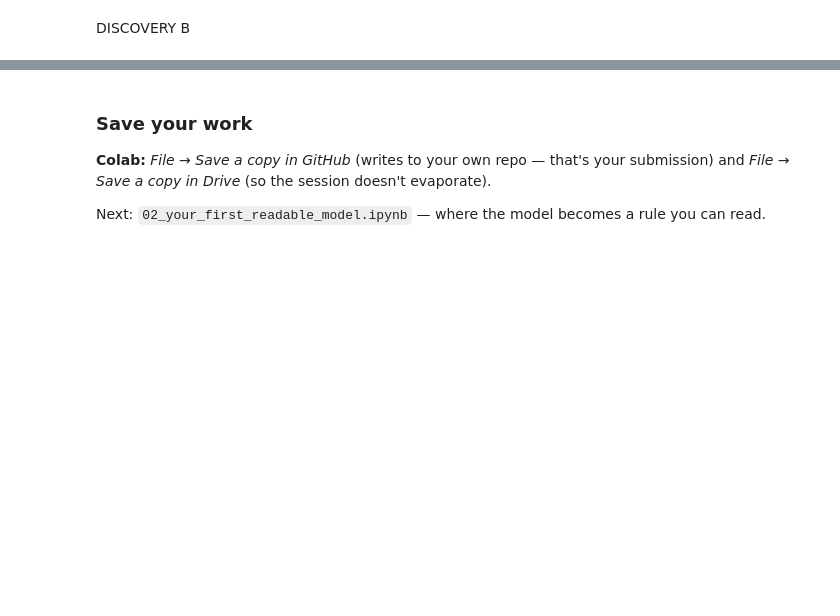
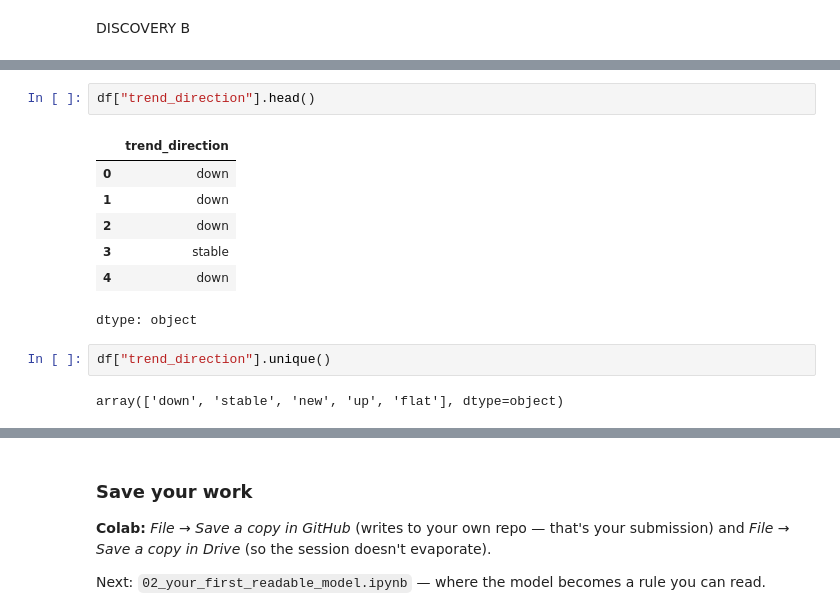
Before and after one commit to iamkaosarat/MLflyrankinternship, a Jupyter notebook: notebooks/01_first_look_and_discovery.ipynb, the cells around one changed output, grey strips where cells are left out. Saved outputs shown, nothing was run; the diff lists cells and outputs as text; blank space fills up the shorter version.

```diff
--- a/notebooks/01_first_look_and_discovery.ipynb
+++ b/notebooks/01_first_look_and_discovery.ipynb
@@ -246,0 +271,14 @@ top_3          comparison article         0.000000
+# %%
+df["trend_direction"].head()
+# %% [output]
+|  | trend_direction |
+| 0 | down |
+| 1 | down |
+| 2 | down |
+| 3 | stable |
+| 4 | down |
+dtype: object
+# %%
+df["trend_direction"].unique()
+# %% [output]
+array(['down', 'stable', 'new', 'up', 'flat'], dtype=object)
```
Also changed, not shown: parts of 14 cells of this notebook.
